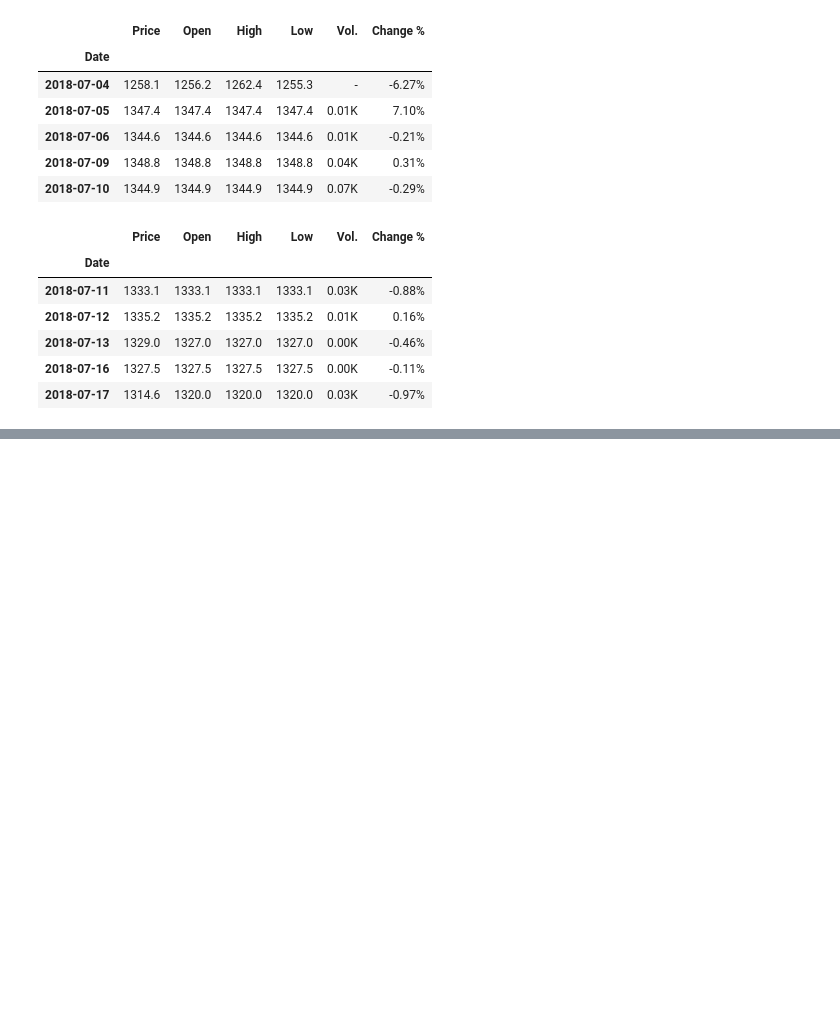
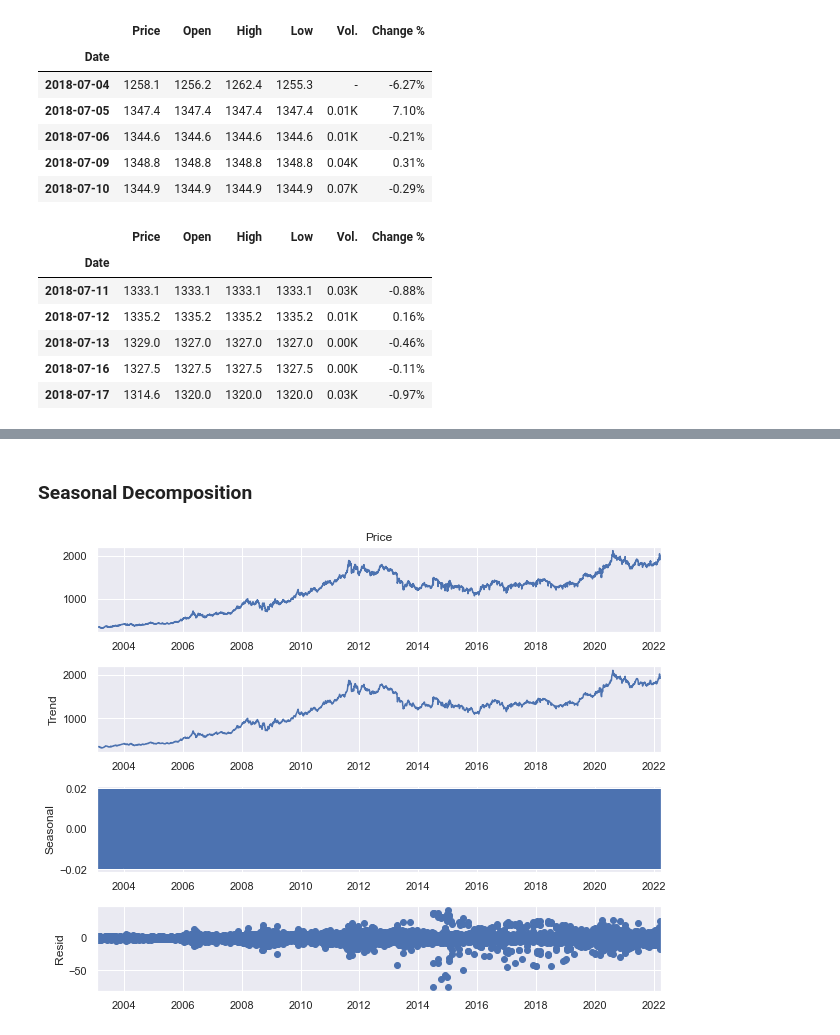
Before and after one commit to jaybfn/Gold_Price_Forecasting, a Jupyter notebook: model.ipynb, the cells around one changed output, grey strips where cells are left out. Cells and saved outputs as stored; diff of their text form; code cells hidden in the pictures; blank space fills up the shorter version.

```diff
--- a/model.ipynb
+++ b/model.ipynb
@@ -67,0 +80,9 @@ df_test.head()
+# %% [markdown]
+### Seasonal Decomposition
+# %%
+plt.rcParams['figure.figsize'] = [9.0,7.0]
+additive_s_decomp = seasonal_decompose(df_working.Price, model="additive", period = 2)
+additive_s_decomp.plot()
+plt.show()
+# %% [output]
+[figure, added]
```
Also changed, not shown: parts of 18 cells of this notebook.
